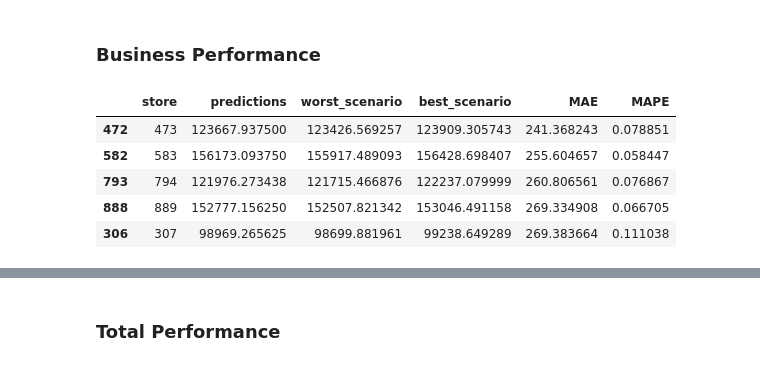
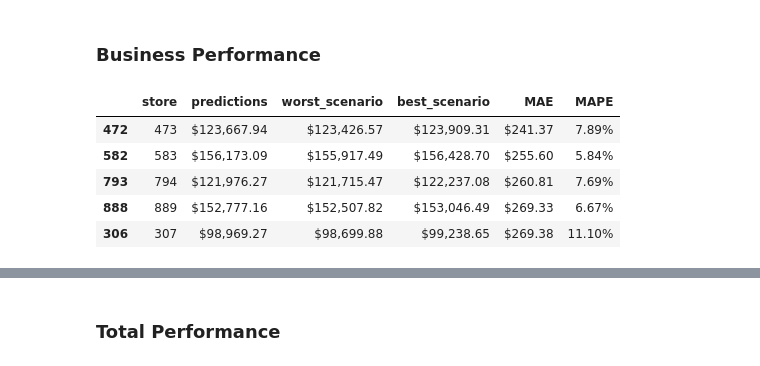
Before and after one commit to marxcerqueira/Kaggle-Rossman-Sales-Prediction, a Jupyter notebook: notebooks/Rossman-Store-Sales-Prediction.ipynb, the cells around one changed output, grey strips where cells are left out. Drawn from its saved outputs; the diff is of its cells as text; code cells hidden in the pictures.

```diff
--- a/notebooks/Rossman-Store-Sales-Prediction.ipynb
+++ b/notebooks/Rossman-Store-Sales-Prediction.ipynb
@@ -1417,11 +1417,11 @@ df92['best_scenario'] = df92['predictions'] + df92['MAE']
 df92 = df92[['store', 'predictions', 'worst_scenario', 'best_scenario', 'MAE', 'MAPE']]
 # %%
 # worst and best scenarios
-df92.sort_values('MAE', ascending = True).head()
+df92.sort_values('MAE', ascending = True).head().style.format({'predictions': '${0:,.2f}', 'worst_scenario': '${:,.2f}',  'best_scenario': '${0:,.2f}', 'MAE': '${0:,.2f}', 'MAPE': '{:.2%}'})
 # %% [output]
 |  | store | predictions | worst_scenario | best_scenario | MAE | MAPE |
-| 472 | 473 | 123667.937500 | 123426.569257 | 123909.305743 | 241.368243 | 0.078851 |
-| 582 | 583 | 156173.093750 | 155917.489093 | 156428.698407 | 255.604657 | 0.058447 |
-| 793 | 794 | 121976.273438 | 121715.466876 | 122237.079999 | 260.806561 | 0.076867 |
-| 888 | 889 | 152777.156250 | 152507.821342 | 153046.491158 | 269.334908 | 0.066705 |
-| 306 | 307 | 98969.265625 | 98699.881961 | 99238.649289 | 269.383664 | 0.111038 |
+| 472 | 473 | $123,667.94 | $123,426.57 | $123,909.31 | $241.37 | 7.89% |
+| 582 | 583 | $156,173.09 | $155,917.49 | $156,428.70 | $255.60 | 5.84% |
+| 793 | 794 | $121,976.27 | $121,715.47 | $122,237.08 | $260.81 | 7.69% |
+| 888 | 889 | $152,777.16 | $152,507.82 | $153,046.49 | $269.33 | 6.67% |
+| 306 | 307 | $98,969.27 | $98,699.88 | $99,238.65 | $269.38 | 11.10% |
```
Also changed, not shown: parts of 6 cells of this notebook, 2 other files.
